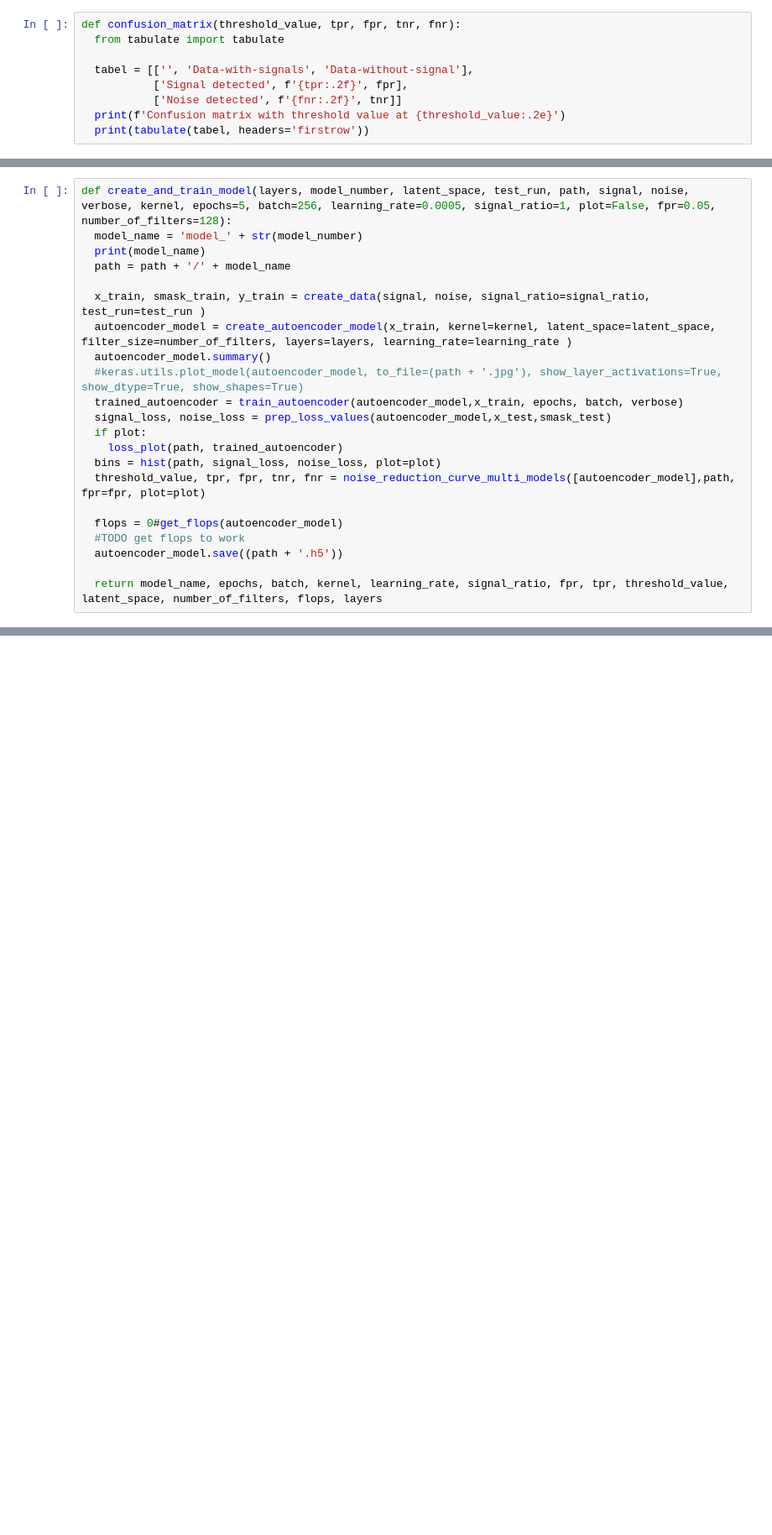
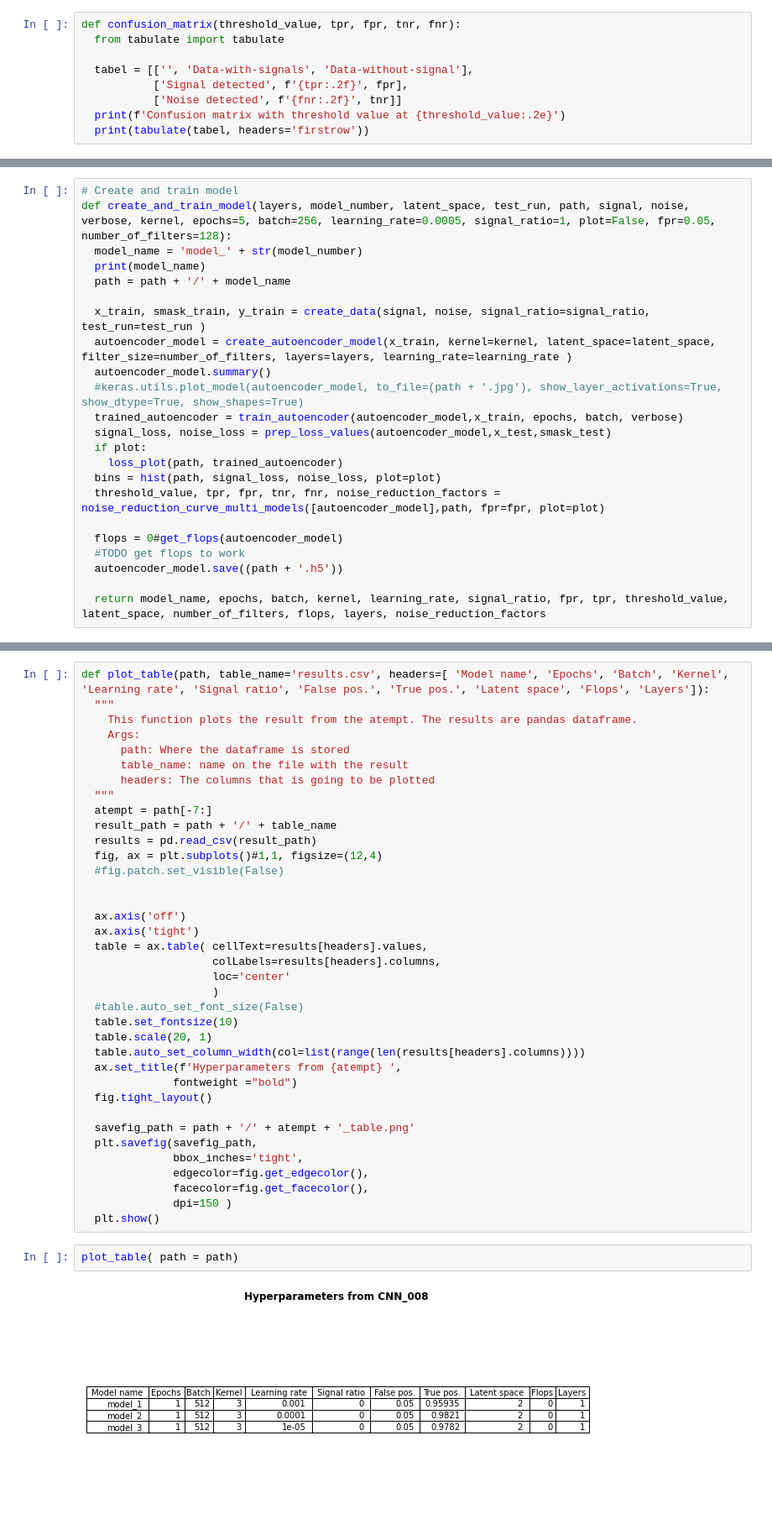
Before and after one commit to HansAlin/Autoencoder, a Jupyter notebook: Autoencoder_noise_rejection_CNN.ipynb, the cells around one changed output, grey strips where cells are left out. Shown: that part at 84% size. Drawn from its saved outputs; the diff is of its cells as text; blank space fills up the shorter version.

Commit message:
Added a table plot

```diff
--- a/Autoencoder_noise_rejection_CNN.ipynb
+++ b/Autoencoder_noise_rejection_CNN.ipynb
@@ -607,4 +628,5 @@ def noise_reduction_curve_multi_models(models, path, fpr, plot=True, x_low_lim=0
 # %%
+# Create and train model
 def create_and_train_model(layers, model_number, latent_space, test_run, path, signal, noise, verbose, kernel, epochs=5, batch=256, learning_rate=0.0005, signal_ratio=1, plot=False, fpr=0.05, number_of_filters=128):
   model_name = 'model_' + str(model_number)
   print(model_name)
@@ -619,10 +641,10 @@ def create_and_train_model(layers, model_number, latent_space, test_run, path, s
   if plot:
     loss_plot(path, trained_autoencoder)
   bins = hist(path, signal_loss, noise_loss, plot=plot)
-  threshold_value, tpr, fpr, tnr, fnr = noise_reduction_curve_multi_models([autoencoder_model],path, fpr=fpr, plot=plot)
+  threshold_value, tpr, fpr, tnr, fnr, noise_reduction_factors = noise_reduction_curve_multi_models([autoencoder_model],path, fpr=fpr, plot=plot)
 
   flops = 0#get_flops(autoencoder_model)
   #TODO get flops to work
   autoencoder_model.save((path + '.h5'))
 
-  return model_name, epochs, batch, kernel, learning_rate, signal_ratio, fpr, tpr, threshold_value, latent_space, number_of_filters, flops, layers
+  return model_name, epochs, batch, kernel, learning_rate, signal_ratio, fpr, tpr, threshold_value, latent_space, number_of_filters, flops, layers, noise_reduction_factors
@@ -802,0 +741,41 @@ See the caveats in the documentation: https://pandas.pydata.org/pandas-docs/stab
+# %%
+def plot_table(path, table_name='results.csv', headers=[ 'Model name', 'Epochs', 'Batch', 'Kernel', 'Learning rate', 'Signal ratio', 'False pos.', 'True pos.', 'Latent space', 'Flops', 'Layers']):
+  """
+    This function plots the result from the atempt. The results are pandas dataframe.
+    Args:
+      path: Where the dataframe is stored
+      table_name: name on the file with the result
+      headers: The columns that is going to be plotted
+  """
+  atempt = path[-7:]
+  result_path = path + '/' + table_name
+  results = pd.read_csv(result_path)
+  fig, ax = plt.subplots()#1,1, figsize=(12,4)
+  #fig.patch.set_visible(False)
+
+
+  ax.axis('off')
+  ax.axis('tight')
+  table = ax.table( cellText=results[headers].values,
+                    colLabels=results[headers].columns,
+                    loc='center'
+                    )
+  #table.auto_set_font_size(False)
+  table.set_fontsize(10)
+  table.scale(20, 1)
+  table.auto_set_column_width(col=list(range(len(results[headers].columns))))
+  ax.set_title(f'Hyperparameters from {atempt} ',
+              fontweight ="bold")
+  fig.tight_layout()
+
+  savefig_path = path + '/' + atempt + '_table.png'
+  plt.savefig(savefig_path,
+              bbox_inches='tight',
+              edgecolor=fig.get_edgecolor(),
+              facecolor=fig.get_facecolor(),
+              dpi=150 )
+  plt.show()
+# %%
+plot_table( path = path)
+# %% [output]
+[figure, added]
```
Also changed, not shown: parts of 10 cells of this notebook.
